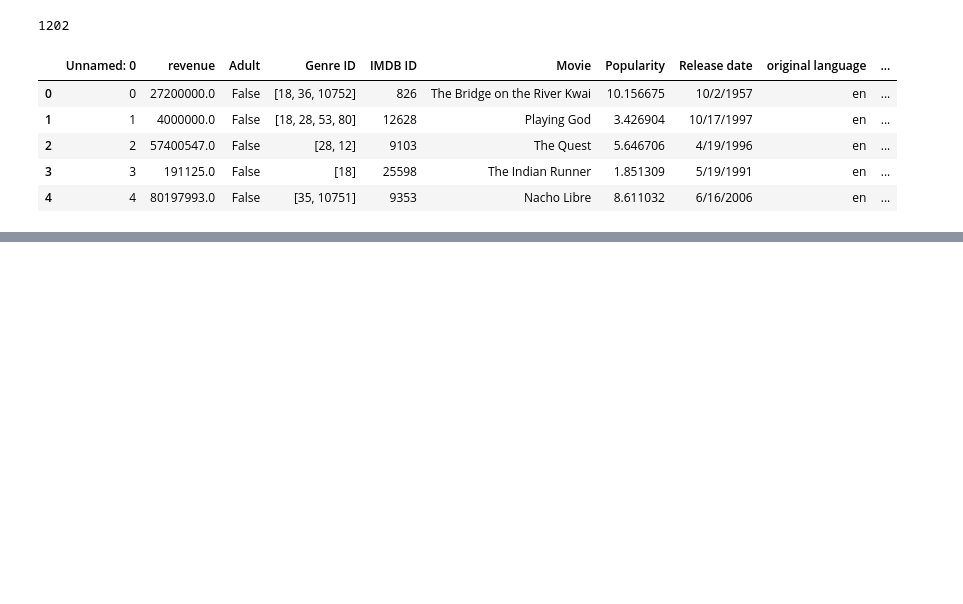
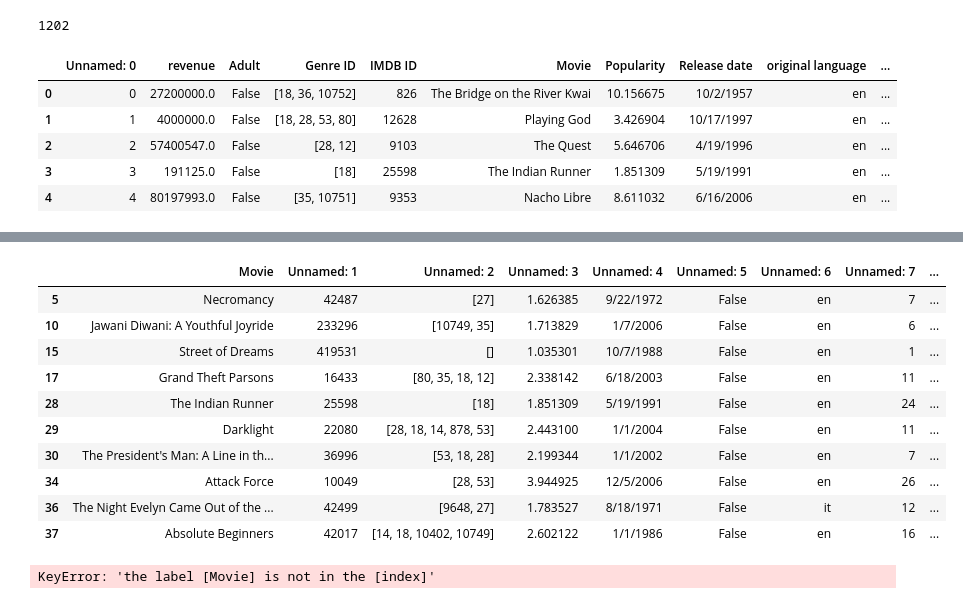
Before and after one commit to HarrietLyBui/Movie-Revenue-Prediction_Sentiment-Analysis, a Jupyter notebook: Data/CSV file/Analyze the csv dataset.ipynb, the cells around one changed output, grey strips where cells are left out. Saved outputs shown, nothing was run; the diff lists cells and outputs as text; code cells hidden in the pictures; blank space fills up the shorter version.

Commit message:
Look at dataset

```diff
--- a/Data/Analyze the csv dataset.ipynb
+++ b/Data/CSV file/Analyze the csv dataset.ipynb
@@ -126,0 +129,4 @@ other.head()
+# %%
+#Merge final_data with Rishi's data
+sentiment_data  = pd.read_csv('dataset4.csv')
+sentiment_data.head()
@@ -126,0 +140,15 @@ other.head()
+# %%
+sentiment_data = sentiment_data[sentiment_data['sentiment_score']>0.0]
+sentiment_data.head(10)
+# %% [output]
+|  | Movie | Unnamed: 1 | Unnamed: 2 | Unnamed: 3 | Unnamed: 4 | Unnamed: 5 | Unnamed: 6 | Unnamed: 7 | ... |
+| 5 | Necromancy | 42487 | [27] | 1.626385 | 9/22/1972 | False | en | 7 | ... |
+| 10 | Jawani Diwani: A Youthful Joyride | 233296 | [10749, 35] | 1.713829 | 1/7/2006 | False | en | 6 | ... |
+| 15 | Street of Dreams | 419531 | [] | 1.035301 | 10/7/1988 | False | en | 1 | ... |
+| 17 | Grand Theft Parsons | 16433 | [80, 35, 18, 12] | 2.338142 | 6/18/2003 | False | en | 11 | ... |
+| 28 | The Indian Runner | 25598 | [18] | 1.851309 | 5/19/1991 | False | en | 24 | ... |
+| 29 | Darklight | 22080 | [28, 18, 14, 878, 53] | 2.443100 | 1/1/2004 | False | en | 11 | ... |
+| 30 | The President's Man: A Line in th... | 36996 | [53, 18, 28] | 2.199344 | 1/1/2002 | False | en | 7 | ... |
+| 34 | Attack Force | 10049 | [28, 53] | 3.944925 | 12/5/2006 | False | en | 26 | ... |
+| 36 | The Night Evelyn Came Out of the ... | 42499 | [9648, 27] | 1.783527 | 8/18/1971 | False | it | 12 | ... |
+| 37 | Absolute Beginners | 42017 | [14, 18, 10402, 10749] | 2.602122 | 1/1/1986 | False | en | 16 | ... |
@@ -126,0 +158,7 @@ other.head()
+# %%
+for movie in range(len(final_data['Movie'])):
+    if movie in sentiment_data.loc[:,'Movie']:
+        check_movie = sentiment_data.loc['Movie'] == movie
+        final_data.sentiment_score_alre_avail[check_movie] = sentiment_data.loc["sentiment_score"]
+# %% [output]
+KeyError: 'the label [Movie] is not in the [index]'
```
Also changed, not shown: parts of 3 cells of this notebook, 1 other file.
